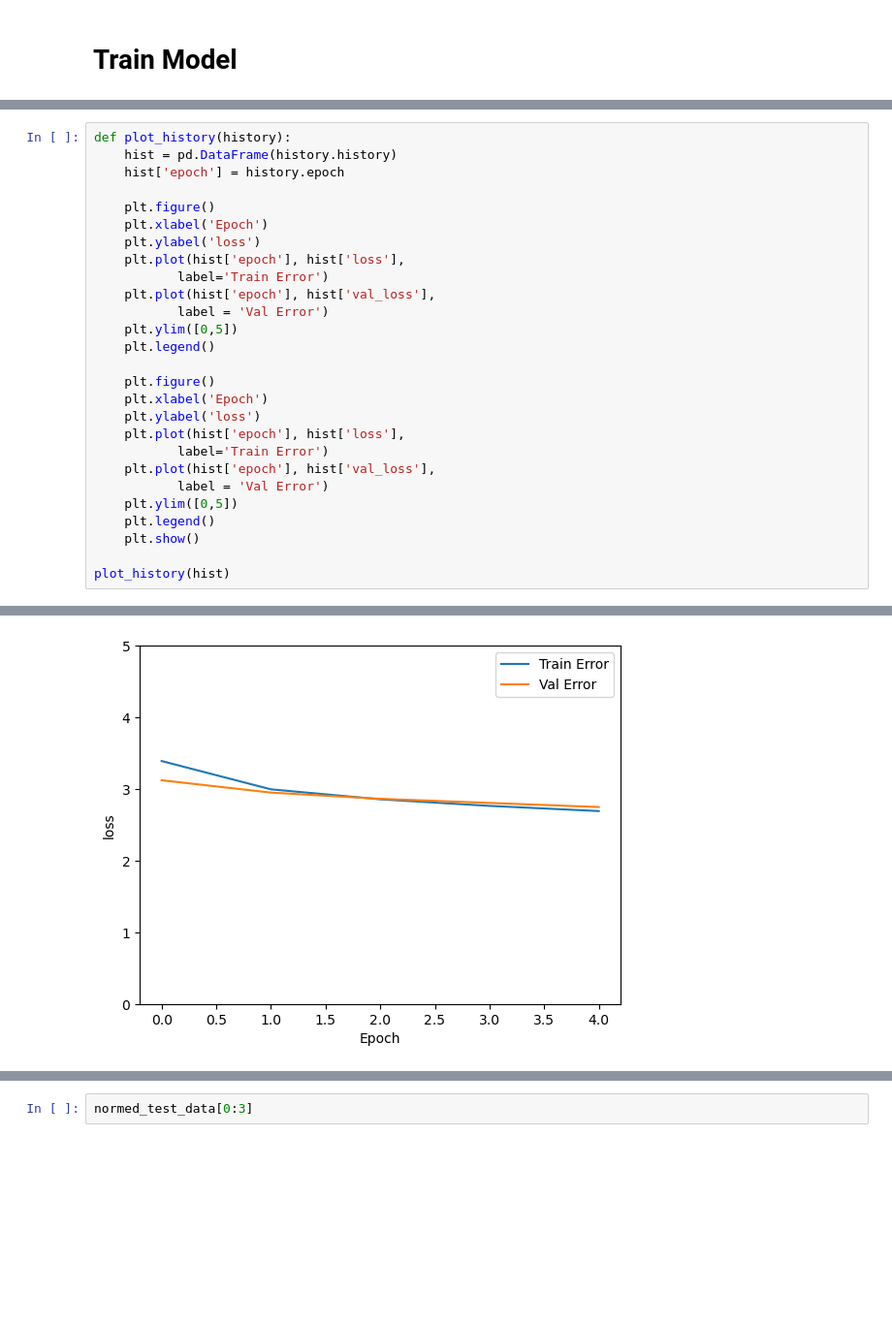
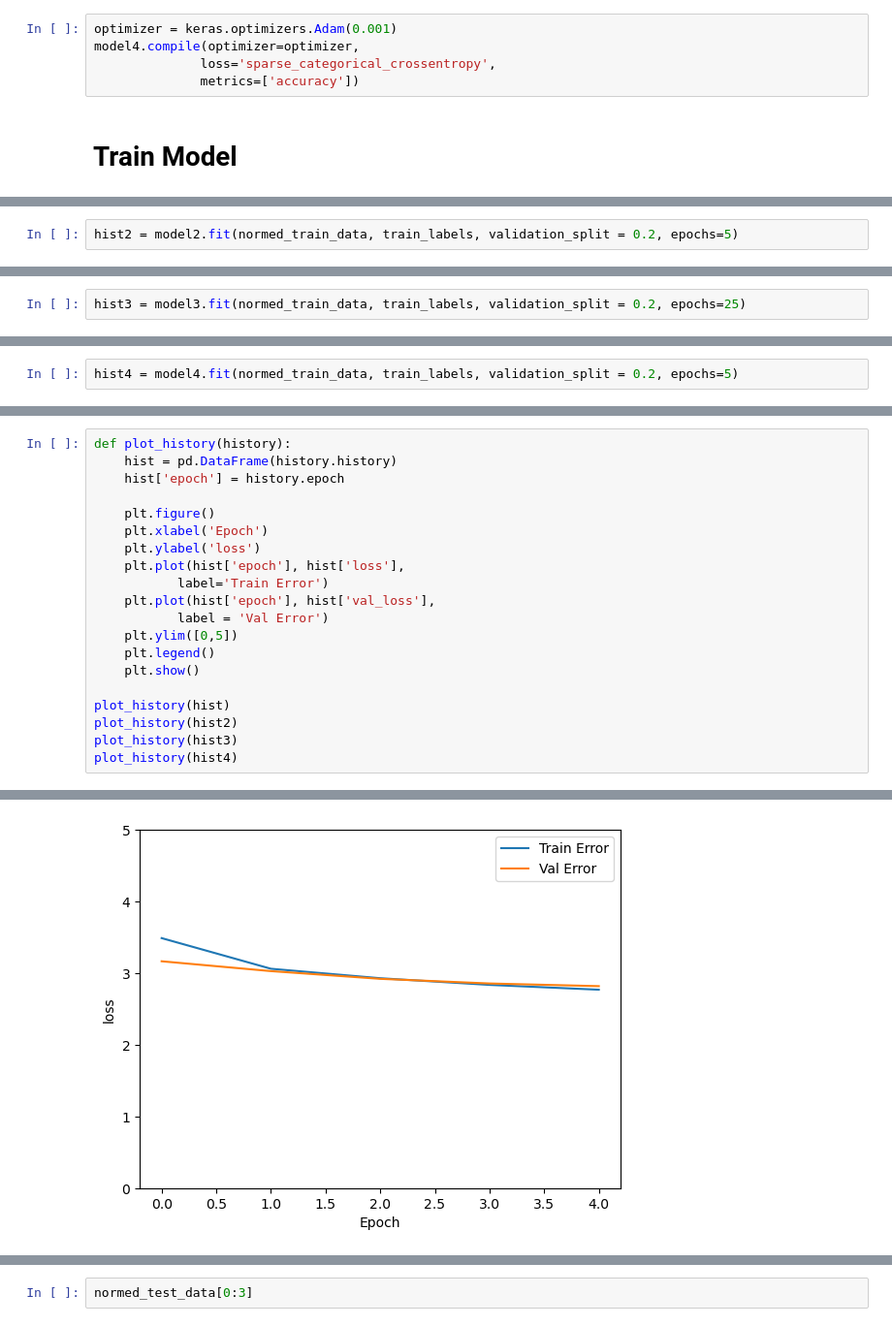
Before and after one commit to BMB0/Assignment-5, a Jupyter notebook: Assignment_5.ipynb, the cells around one changed output, grey strips where cells are left out. Shown at 97% size. Cells and saved outputs as stored; diff of their text form; blank space fills up the shorter version.

```diff
--- a/Assignment_5.ipynb
+++ b/Assignment_5.ipynb
@@ -369,3 +415,8 @@ model.compile(optimizer=optimizer,
+# %%
+optimizer = keras.optimizers.Adam(0.001)
+model4.compile(optimizer=optimizer,
+              loss='sparse_categorical_crossentropy',
+              metrics=['accuracy'])
 # %% [markdown]
 # Train Model
 # %%
@@ -401,0 +495,2 @@ Epoch 5/5
+# %%
+hist2 = model2.fit(normed_train_data, train_labels, validation_split = 0.2, epochs=5)
@@ -401,0 +508,2 @@ Epoch 5/5
+# %%
+hist3 = model3.fit(normed_train_data, train_labels, validation_split = 0.2, epochs=25)
@@ -401,0 +528,2 @@ Epoch 5/5
+# %%
+hist4 = model4.fit(normed_train_data, train_labels, validation_split = 0.2, epochs=5)
@@ -413,17 +552,10 @@ def plot_history(history):
            label = 'Val Error')
     plt.ylim([0,5])
     plt.legend()
-
-    plt.figure()
-    plt.xlabel('Epoch')
-    plt.ylabel('loss')
-    plt.plot(hist['epoch'], hist['loss'],
-           label='Train Error')
-    plt.plot(hist['epoch'], hist['val_loss'],
-           label = 'Val Error')
-    plt.ylim([0,5])
-    plt.legend()
     plt.show()
 
 plot_history(hist)
+plot_history(hist2)
+plot_history(hist3)
+plot_history(hist4)
 # %% [output]
@@ -431 +563 @@ plot_history(hist)
-[figure, old version]
+[figure, new version]
```
Also changed, not shown: parts of 49 cells of this notebook, 6 other files.
